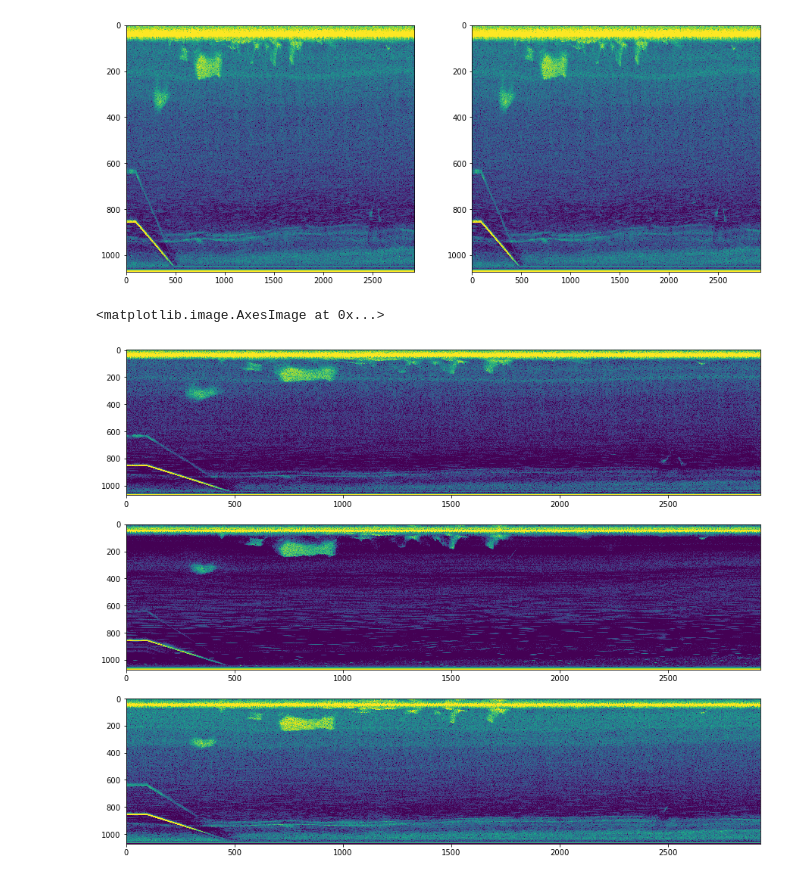
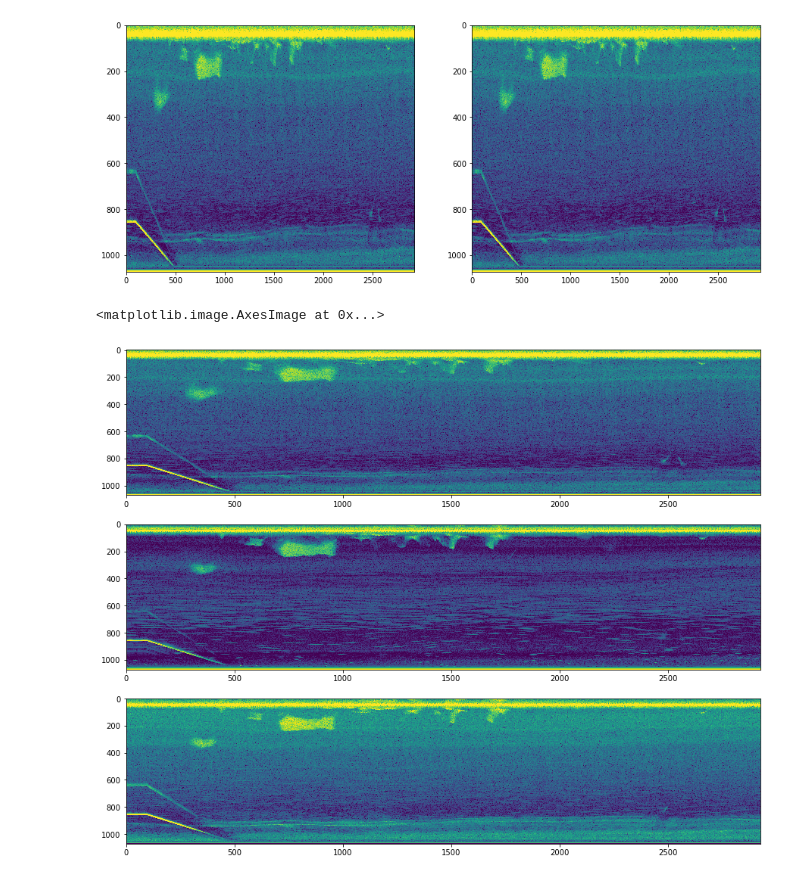
Before and after one commit to valentina-s/ooi_sonar, a Jupyter notebook: Check power2Sv conversion_201709_usenewdata.ipynb, the cells around one changed output. Drawn from its saved outputs; the diff is of its cells as text; code cells hidden in the pictures.

```diff
--- a/Check power2Sv conversion_201709_usenewdata.ipynb
+++ b/Check power2Sv conversion_201709_usenewdata.ipynb
@@ -212,10 +217,10 @@ Sv_fcn = power2Sv(power_data_dict,cal_params)  # convert from power to Sv
 # %%
 fig,ax = plt.subplots(3,1)
 fig.set_figwidth(15)
 fig.set_figheight(12)
-ax[0].imshow(Sv_fcn[1],aspect='auto',vmin=-90,vmax=-30)
-ax[1].imshow(Sv_fcn[2],aspect='auto',vmin=-90,vmax=-30)
-ax[2].imshow(Sv_fcn[3],aspect='auto',vmin=-90,vmax=-30)
+ax[0].imshow(Sv_fcn[1],aspect='auto',vmin=-100,vmax=-30)
+ax[1].imshow(Sv_fcn[2],aspect='auto',vmin=-100,vmax=-30)
+ax[2].imshow(Sv_fcn[3],aspect='auto',vmin=-100,vmax=-30)
 # %% [output]
 <matplotlib.image.AxesImage at 0x...>
-[figure, old version]
+[figure, new version]
```
Also changed, not shown: parts of 4 cells of this notebook, 2 other files.
